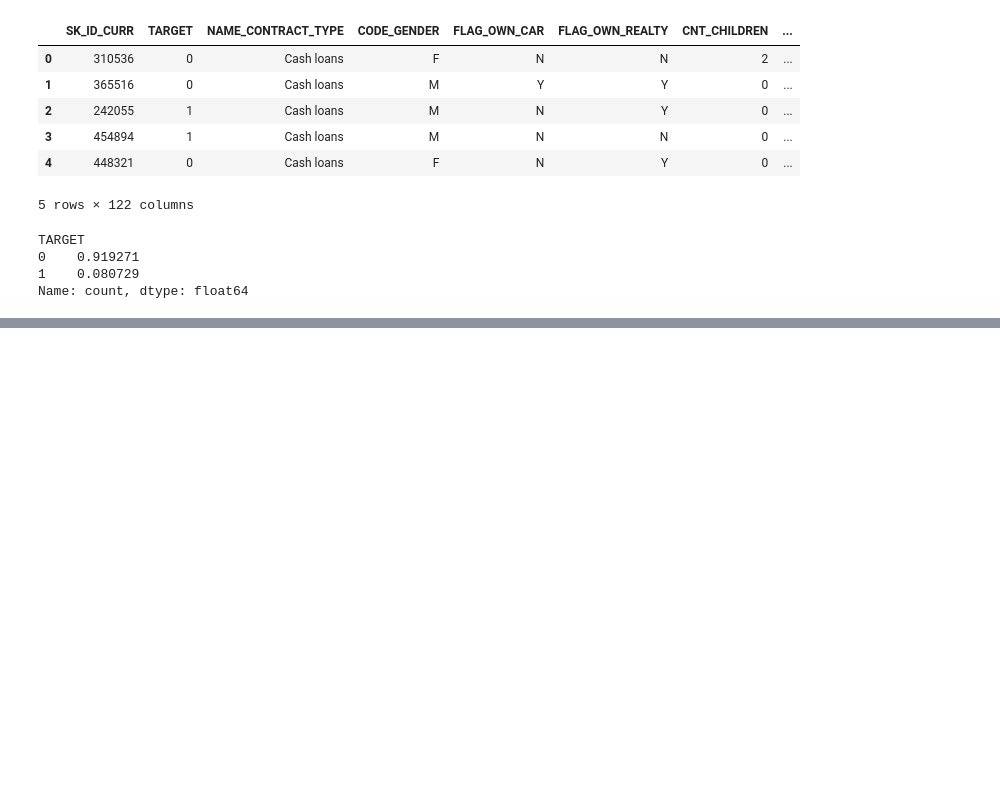
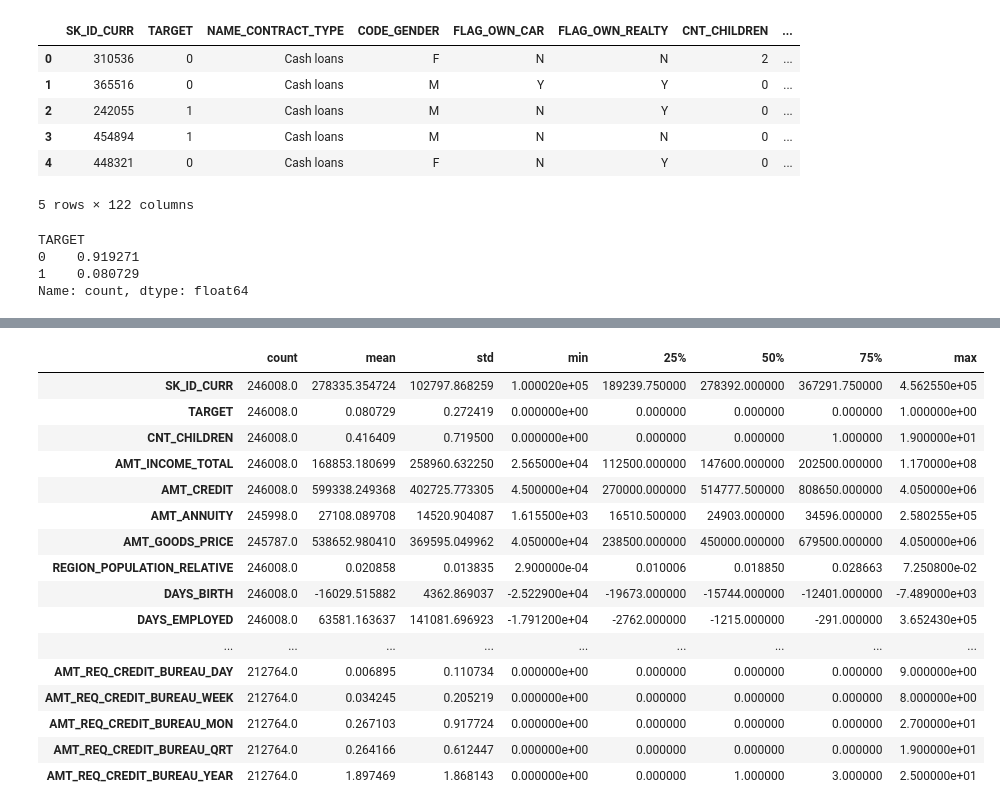
Before and after one commit to kanikasure/loan-default-risk, a Jupyter notebook: notebooks/03_eda.ipynb, the cells around one changed output, grey strips where cells are left out. Saved outputs shown, nothing was run; the diff lists cells and outputs as text; code cells hidden in the pictures; blank space fills up the shorter version.

```diff
--- a/notebooks/03_eda.ipynb
+++ b/notebooks/03_eda.ipynb
@@ -25,0 +210,21 @@ Name: count, dtype: float64
+# %%
+with pd.option_context("display.max_rows", None):
+    display(df.describe().T)
+# %% [output]
+|  | count | mean | std | min | 25% | 50% | 75% | max |
+| SK_ID_CURR | 246008.0 | 278335.354724 | 102797.868259 | 1.000020e+05 | 189239.750000 | 278392.000000 | 367291.750000 | 4.562550e+05 |
+| TARGET | 246008.0 | 0.080729 | 0.272419 | 0.000000e+00 | 0.000000 | 0.000000 | 0.000000 | 1.000000e+00 |
+| CNT_CHILDREN | 246008.0 | 0.416409 | 0.719500 | 0.000000e+00 | 0.000000 | 0.000000 | 1.000000 | 1.900000e+01 |
+| AMT_INCOME_TOTAL | 246008.0 | 168853.180699 | 258960.632250 | 2.565000e+04 | 112500.000000 | 147600.000000 | 202500.000000 | 1.170000e+08 |
+| AMT_CREDIT | 246008.0 | 599338.249368 | 402725.773305 | 4.500000e+04 | 270000.000000 | 514777.500000 | 808650.000000 | 4.050000e+06 |
+| AMT_ANNUITY | 245998.0 | 27108.089708 | 14520.904087 | 1.615500e+03 | 16510.500000 | 24903.000000 | 34596.000000 | 2.580255e+05 |
+| AMT_GOODS_PRICE | 245787.0 | 538652.980410 | 369595.049962 | 4.050000e+04 | 238500.000000 | 450000.000000 | 679500.000000 | 4.050000e+06 |
+| REGION_POPULATION_RELATIVE | 246008.0 | 0.020858 | 0.013835 | 2.900000e-04 | 0.010006 | 0.018850 | 0.028663 | 7.250800e-02 |
+| DAYS_BIRTH | 246008.0 | -16029.515882 | 4362.869037 | -2.522900e+04 | -19673.000000 | -15744.000000 | -12401.000000 | -7.489000e+03 |
+| DAYS_EMPLOYED | 246008.0 | 63581.163637 | 141081.696923 | -1.791200e+04 | -2762.000000 | -1215.000000 | -291.000000 | 3.652430e+05 |
+| ... | ... | ... | ... | ... | ... | ... | ... | ... |
+| AMT_REQ_CREDIT_BUREAU_DAY | 212764.0 | 0.006895 | 0.110734 | 0.000000e+00 | 0.000000 | 0.000000 | 0.000000 | 9.000000e+00 |
+| AMT_REQ_CREDIT_BUREAU_WEEK | 212764.0 | 0.034245 | 0.205219 | 0.000000e+00 | 0.000000 | 0.000000 | 0.000000 | 8.000000e+00 |
+| AMT_REQ_CREDIT_BUREAU_MON | 212764.0 | 0.267103 | 0.917724 | 0.000000e+00 | 0.000000 | 0.000000 | 0.000000 | 2.700000e+01 |
+| AMT_REQ_CREDIT_BUREAU_QRT | 212764.0 | 0.264166 | 0.612447 | 0.000000e+00 | 0.000000 | 0.000000 | 0.000000 | 1.900000e+01 |
+| AMT_REQ_CREDIT_BUREAU_YEAR | 212764.0 | 1.897469 | 1.868143 | 0.000000e+00 | 0.000000 | 1.000000 | 3.000000 | 2.500000e+01 |
```
Also changed, not shown: parts of 21 cells of this notebook, 2 other files.
